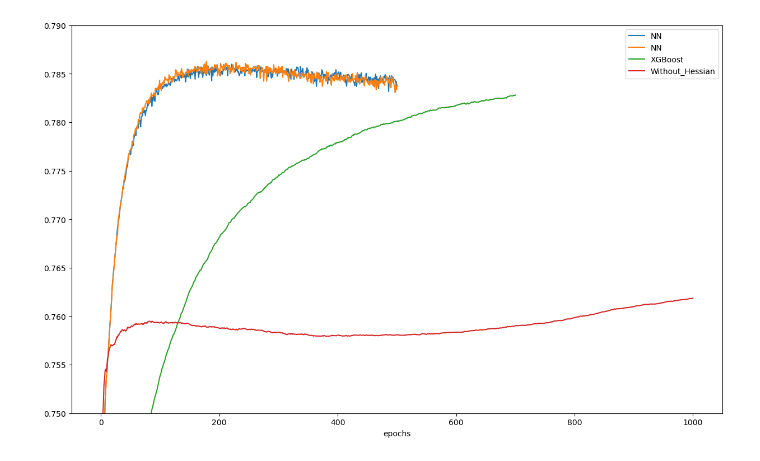
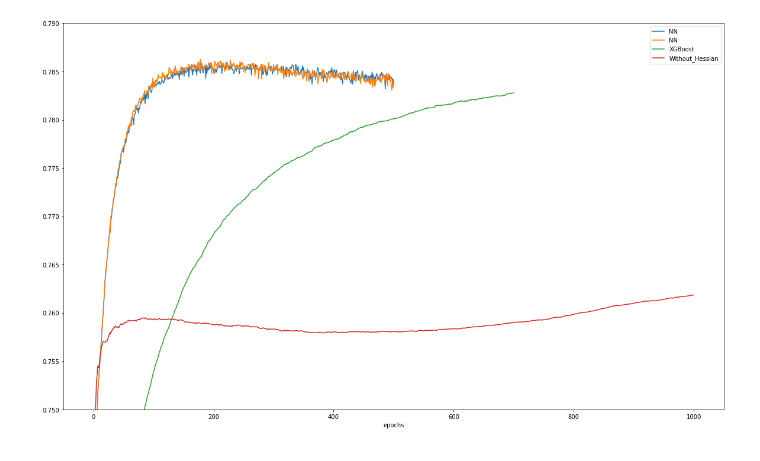
Before and after one commit to jkang98/plrank-short-paper, a Jupyter notebook: experiments/yahoo/K=10/plot_K_10_yahoo.ipynb, the cells around one changed output. Cells and saved outputs as stored; diff of their text form; code cells hidden in the pictures.

```diff
--- a/experiments/yahoo/K=10/plot_K_10_yahoo.ipynb
+++ b/experiments/yahoo/K=10/plot_K_10_yahoo.ipynb
@@ -94,22 +94,22 @@ plt.show()
 # %%
-plt.figure(figsize=(15, 9))
+plt.figure(figsize=(20, 12))
 plt.plot(
     np.arange(0, 501), np.mean(np.array(NN_NDCGs), axis=0), label="NN",
 )
 plt.plot(
     np.arange(0, 501), np.mean(np.array(NN_log_NDCGs), axis=0), label="NN",
 )
 plt.plot(
     np.arange(1, 701), np.mean(np.array(XGBoost_NDCGs), axis=0), label="XGBoost",
 )
 plt.plot(
     np.arange(1, 1001),
     np.mean(np.array(Without_Hessian_NDCGs), axis=0),
     label="Without_Hessian",
 )
 plt.ylim(0.75, 0.79)
 plt.legend()
 plt.xlabel("epochs")
 plt.show()
 # %% [output]
-[figure, old version]
+[figure, new version]
```
Also changed, not shown: parts of 1 cell of this notebook, 17 other files.
